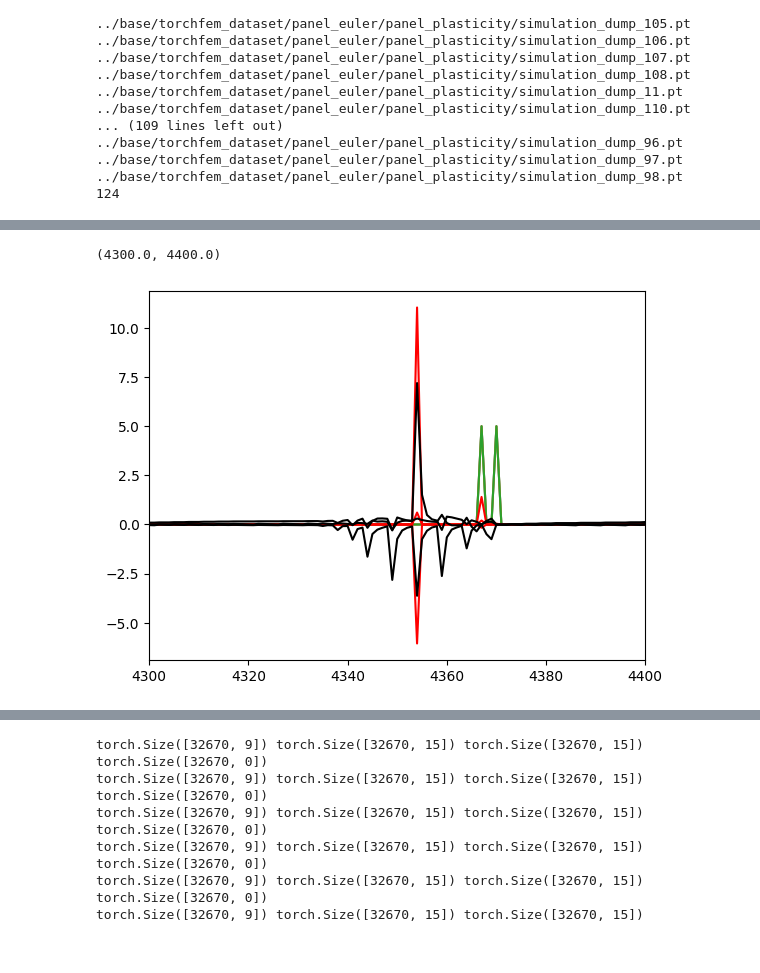
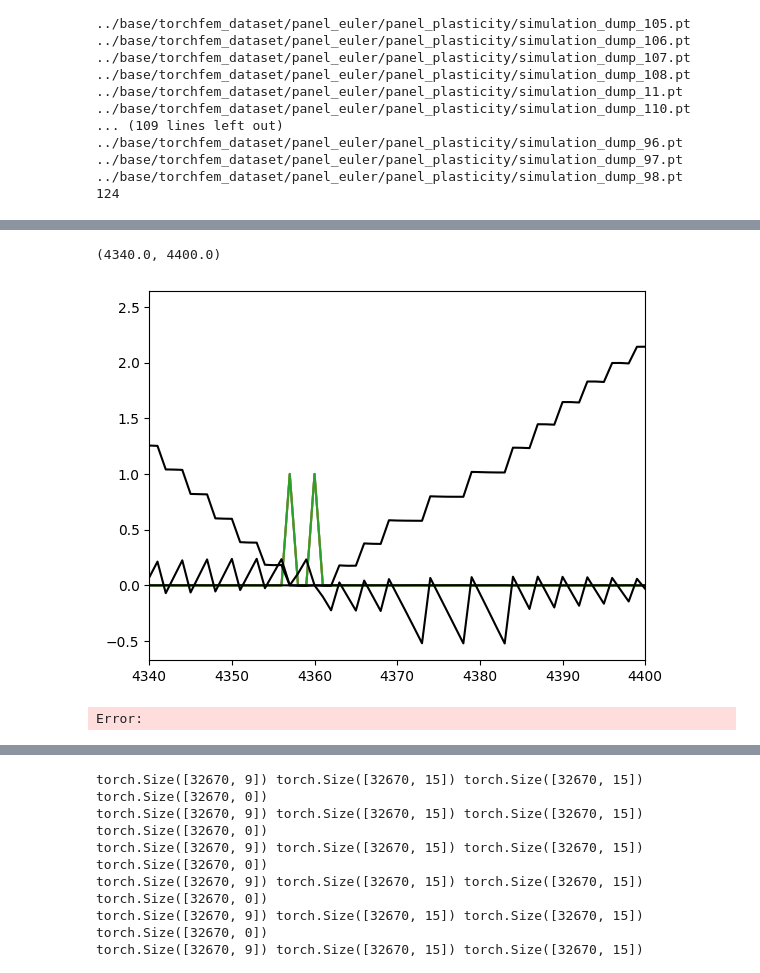
Before and after one commit to bartutuncay/mpnn_fem, a Jupyter notebook: torch_fem_gnn_2.ipynb, the cells around one changed output, grey strips where cells are left out. Drawn from its saved outputs; the diff is of its cells as text; code cells hidden in the pictures.

```diff
--- a/torch_fem_gnn_2.ipynb
+++ b/torch_fem_gnn_2.ipynb
@@ -229,7 +229,8 @@ dataset = build_hetero_dataset(
 KeyboardInterrupt:
 # %%
 import torch
-data = torch.load('../base/torchfem_dataset/processed/simulation_dump_3.pt')
+#data = torch.load('../base/torchfem_dataset/processed/simulation_dump_3.pt')
+data = torch.load('../torchfem_dataset/panel_plasticity_2/simulation_dump_3.pt',weights_only=False)
 print(data['nodes'].shape)
 print(data['stress_history'].shape)
 # %% [output]
@@ -384,15 +530,22 @@ torch.save(dataset, "../base/torchfem_dataset/processed/panel_combined.pt")
 # %%
 import matplotlib.pyplot as plt
-forces = dataset[0]['nodes']['f_ts'][10]*5e-4
-disp = dataset[0]['nodes']['u_ts'][10]
-boundary = dataset[0]['nodes']['bc']*5
+forces = dataset[0]['nodes']['f_int'][10]*1e-2
+forces_e = dataset[0]['nodes']['f_ext'][10]*5e-1
+disp = dataset[0]['nodes']['u_ts'][10]*50
+boundary = dataset[0]['nodes']['bc']
 plt.plot(boundary)
-plt.plot(forces,'r')
+#plt.plot(forces,'r')
+#plt.plot(forces_e,'b')
 plt.plot(disp,'k')
-plt.xlim(4300,4400)
+plt.xlim(4340,4400)
 # %% [output]
-(4300.0, 4400.0)
+(4340.0, 4400.0)
-[figure, old version]
+[figure, new version]
+# %%
+import torch
+dataset = torch.load("../torchfem_dataset/panel_plasticity_2/panel_combined.pt",weights_only=False)
+# %% [output]
+Error:
 # %%
 ## Heterogeneous Graph Transformer - Dynamic over timesteps
 from torch_geometric.data import DataLoader
```
Also changed, not shown: parts of 9 cells of this notebook, 8 other files.
